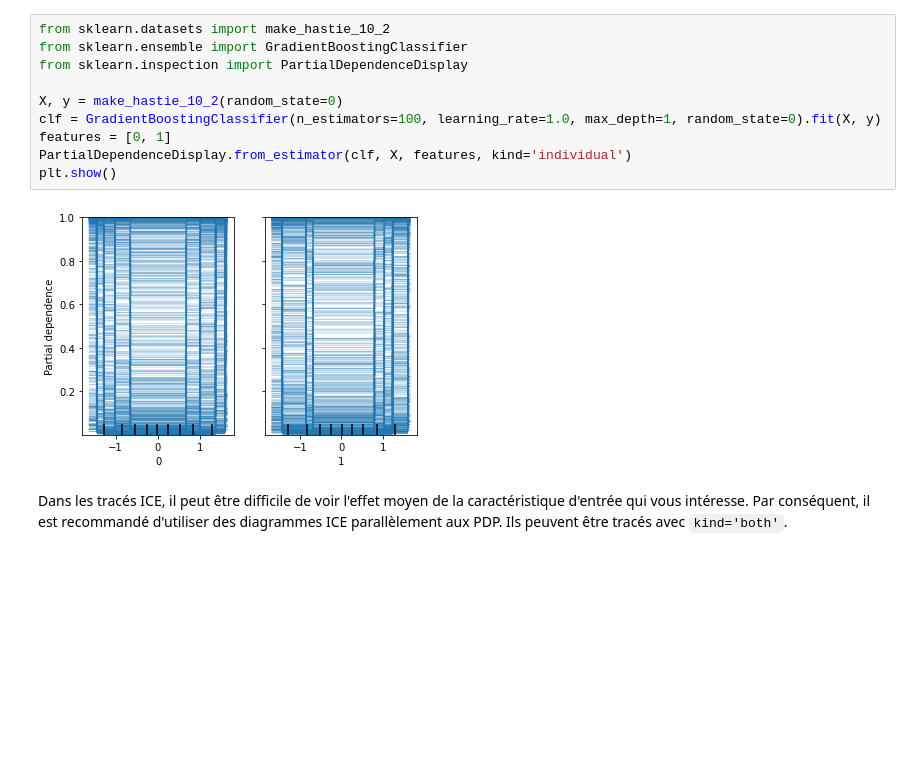
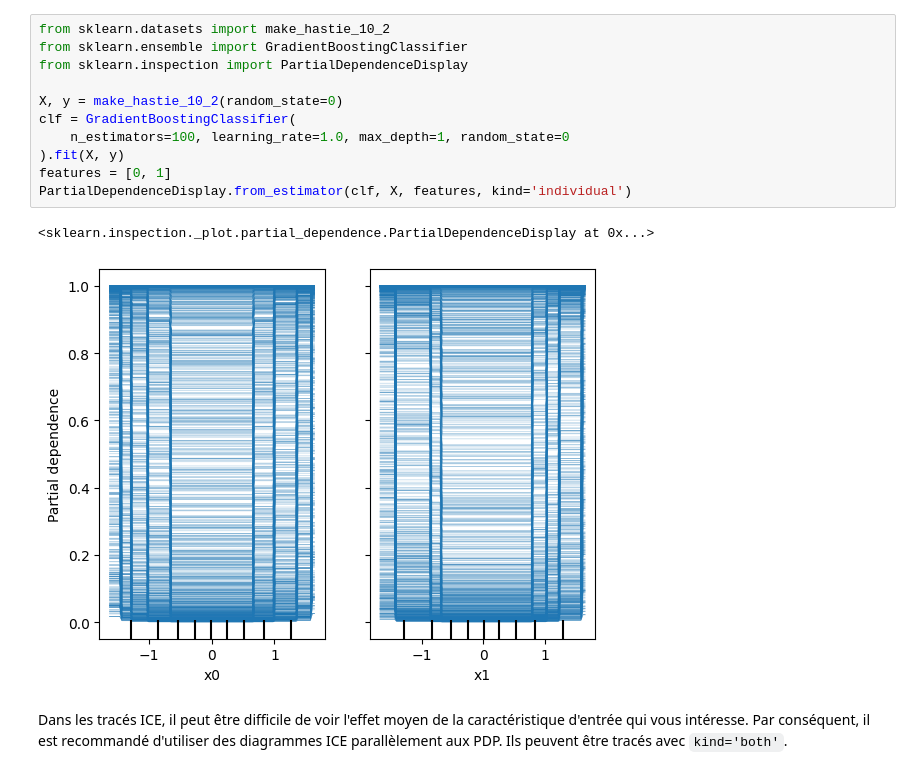
Before and after one commit to Franck-PepperLabs/pepper_dsia_skl_doc_fr, a Jupyter notebook: docs/4_inspection.ipynb, the cells around one changed output. Drawn from its saved outputs; the diff is of its cells as text; blank space fills up the shorter version.

```diff
--- a/docs/4_inspection.ipynb
+++ b/docs/4_inspection.ipynb
@@ -118,15 +132,17 @@ La fonction de commodité [`PartialDependenceDisplay.from_estimator`](https://sc
 # %%
 from sklearn.datasets import make_hastie_10_2
 from sklearn.ensemble import GradientBoostingClassifier
 from sklearn.inspection import PartialDependenceDisplay
 
 X, y = make_hastie_10_2(random_state=0)
-clf = GradientBoostingClassifier(n_estimators=100, learning_rate=1.0, max_depth=1, random_state=0).fit(X, y)
+clf = GradientBoostingClassifier(
+    n_estimators=100, learning_rate=1.0, max_depth=1, random_state=0
+).fit(X, y)
 features = [0, 1]
 PartialDependenceDisplay.from_estimator(clf, X, features, kind='individual')
-plt.show()
 # %% [output]
+<sklearn.inspection._plot.partial_dependence.PartialDependenceDisplay at 0x...>
-[figure, old version]
+[figure, new version]
 # %% [markdown]
 Dans les tracés ICE, il peut être difficile de voir l'effet moyen de la caractéristique d'entrée qui vous intéresse. Par conséquent, il est recommandé d'utiliser des diagrammes ICE parallèlement aux PDP. Ils peuvent être tracés avec `kind='both'`.
 # %%
```
Also changed, not shown: parts of 23 cells of this notebook, 7 other files.
